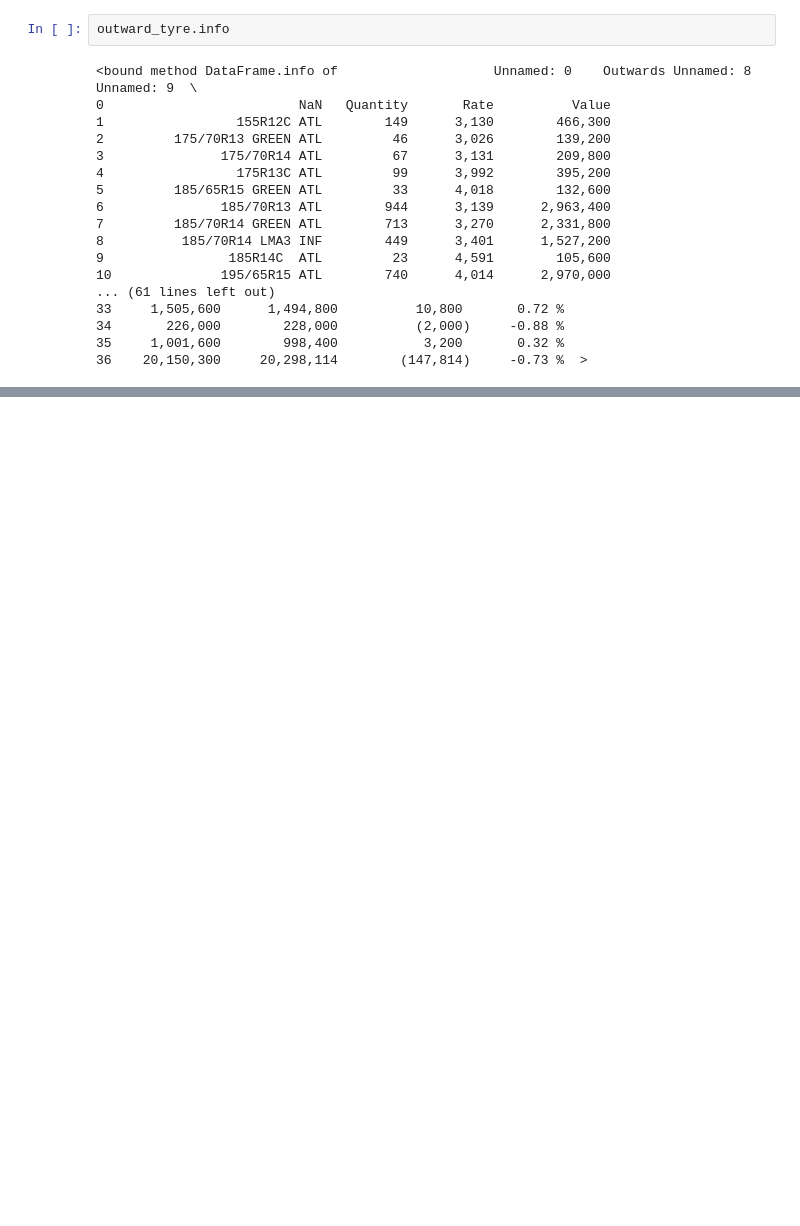
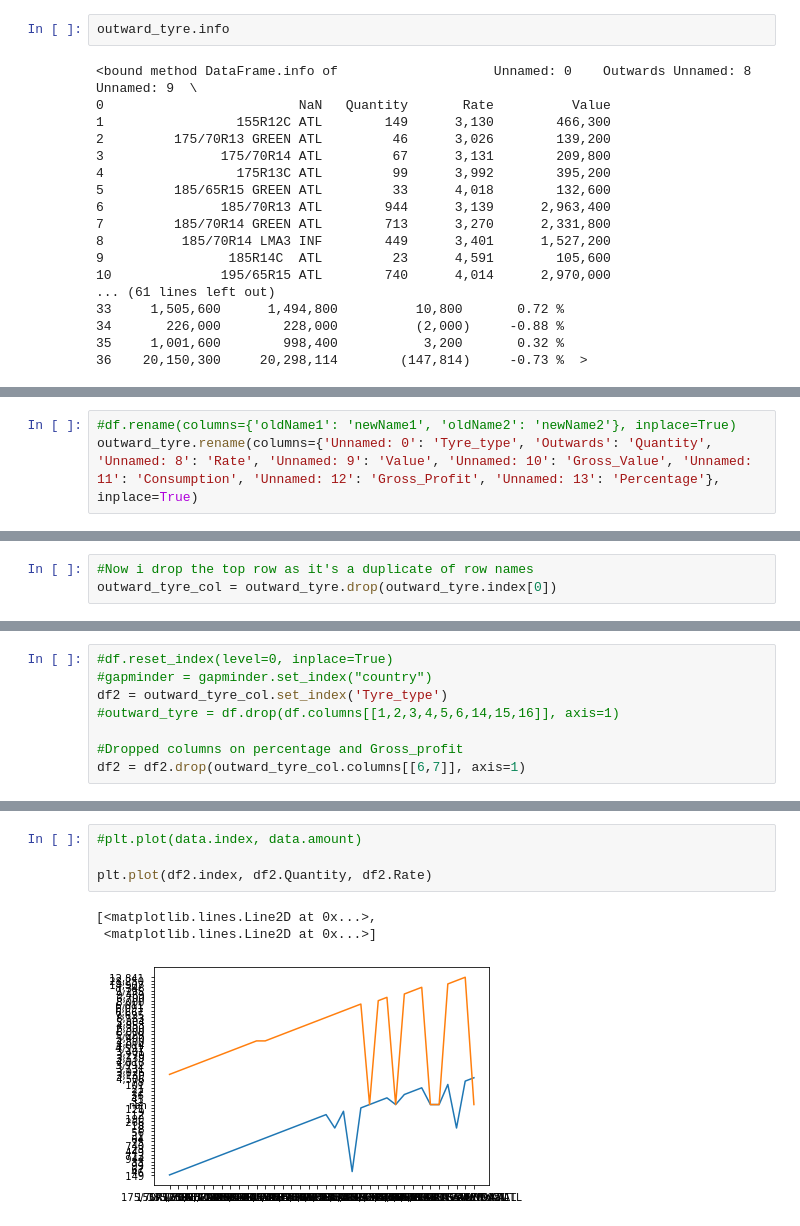
Before and after one commit to Brendahnyaringita/KamilimuDS_Atlas, a Jupyter notebook: Atlas_Tyres_Notebook.ipynb, the cells around one changed output, grey strips where cells are left out. Drawn from its saved outputs; the diff is of its cells as text; blank space fills up the shorter version.

Commit message:
Data cleaned and graph concept illustrated

```diff
--- a/Atlas_Tyres_Notebook.ipynb
+++ b/Atlas_Tyres_Notebook.ipynb
@@ -113,0 +112,3 @@ outward_tyre.gdp
+# %%
+#df.rename(columns={'oldName1': 'newName1', 'oldName2': 'newName2'}, inplace=True)
+outward_tyre.rename(columns={'Unnamed: 0': 'Tyre_type', 'Outwards': 'Quantity', 'Unnamed: 8': 'Rate', 'Unnamed: 9': 'Value', 'Unnamed: 10': 'Gross_Value', 'Unnamed: 11': 'Consumption', 'Unnamed: 12': 'Gross_Profit', 'Unnamed: 13': 'Percentage'}, inplace=True)
@@ -113,0 +139,3 @@ outward_tyre.gdp
+# %%
+#Now i drop the top row as it's a duplicate of row names
+outward_tyre_col = outward_tyre.drop(outward_tyre.index[0])
@@ -113,0 +162,8 @@ outward_tyre.gdp
+# %%
+#df.reset_index(level=0, inplace=True)
+#gapminder = gapminder.set_index("country")
+df2 = outward_tyre_col.set_index('Tyre_type')
+#outward_tyre = df.drop(df.columns[[1,2,3,4,5,6,14,15,16]], axis=1)
+
+#Dropped columns on percentage and Gross_profit
+df2 = df2.drop(outward_tyre_col.columns[[6,7]], axis=1)
@@ -113,0 +206,8 @@ outward_tyre.gdp
+# %%
+#plt.plot(data.index, data.amount)
+
+plt.plot(df2.index, df2.Quantity, df2.Rate)
+# %% [output]
+[<matplotlib.lines.Line2D at 0x...>,
+ <matplotlib.lines.Line2D at 0x...>]
+[figure, added]
```
Also changed, not shown: parts of 11 cells of this notebook.
